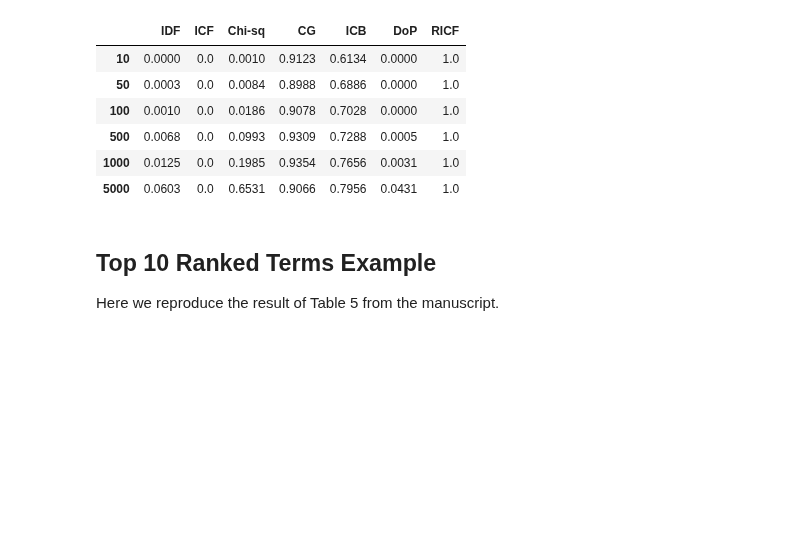
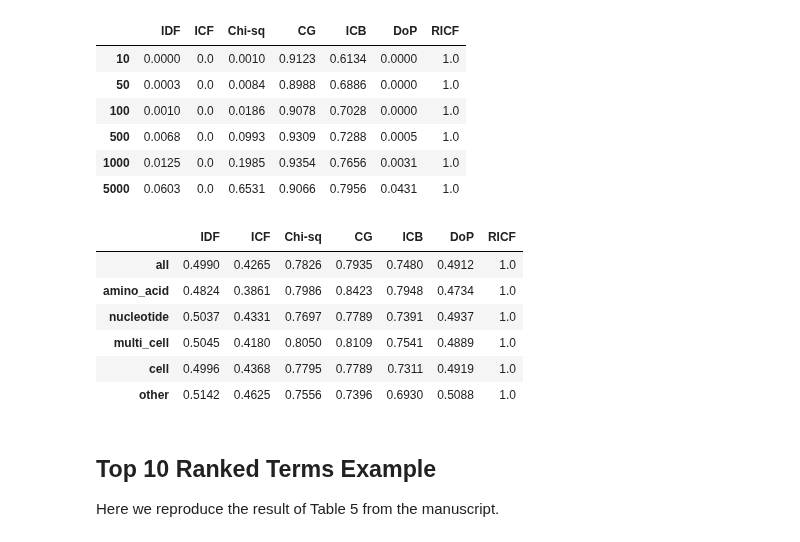
Before and after one commit to Sheridan-Stable/bursty-term-measure, a Jupyter notebook: genia/3-tables/tables.ipynb, the cells around one changed output. Drawn from its saved outputs; the diff is of its cells as text; code cells hidden in the pictures; blank space fills up the shorter version.

Commit message:
rbo scores by semantic class + code cleaning

```diff
--- a/genia/3-tables/tables.ipynb
+++ b/genia/3-tables/tables.ipynb
@@ -315,8 +314,7 @@ def calc_pk(lex_units, sorted_measures, k_values):
   for measure in pk_dct.keys():
       for k in k_values:
           pk_dct[measure].append(count_words(top_k(sorted_measures, k)[measure], lex_units)/k)
-  result = pd.DataFrame(pk_dct)
-  result.index = k_values
+  result = pd.DataFrame(pk_dct, index=k_values)
   return result
 
 # Calculate Recall at k scores
@@ -327,8 +325,7 @@ def calc_rk(lex_units, sorted_measures, k_values):
   for measure in rk_dct.keys():
       for k in k_values:
           rk_dct[measure].append(count_words(top_k(sorted_measures, k)[measure], lex_units)/len(lex_units))
-  result = pd.DataFrame(rk_dct)
-  result.index = k_values
+  result = pd.DataFrame(rk_dct, index=k_values)
   return result
 
 # Calculate F1 at k scores
@@ -349,6 +346,25 @@ def calc_rbo(sorted_measures, k_values):
           T = RICF[0:k]
           rbo_dct[measure].append(rbo.RankingSimilarity(S, T).rbo())
   result = pd.DataFrame(rbo_dct, index=k_values)
+  return result
+
+# Calculate Rank Biased Overlap scores for each semantic class
+def calc_rbo2(sorted_measures, categories):
+  measures = sorted_measures.keys()
+  counts = [[], [], [], [], [], [], [], [], [], []]
+  rbo_dct = dict(zip(measures, counts))
+  #rbo_dct = dict.fromkeys(measures, [])
+
+  for measure in measures:
+      l1 = sorted_measures[measure].tolist()
+
+      for category, lex_units in categories.items():
+          S = sorted(set(l1) & set(lex_units), key = l1.index)
+          l2 = sorted_measures["RICF"].tolist()
+          RICF = sorted(set(l2) & set(lex_units), key = l2.index)
+          rbo_dct[measure].append(rbo.RankingSimilarity(S, RICF).rbo())
+
+  result = pd.DataFrame(rbo_dct, index=categories.keys())
   return result
 
 # Calculate mean P@k, R@k, and F1@k scores
@@ -404,6 +420,7 @@ all_pk_scores = []
 all_rk_scores = []
 all_fk_scores = []
 all_rbo_scores = []
+all_rbo_scores2 = []
 
 # Used as inputs for calculating the various scores
 k_values = np.array([10, 50, 100, 500, 1000, 5000])
@@ -431,11 +448,14 @@ for r in tqdm(range(R)):
         rk_scores.append(rk)
         fk = calc_fk(pk, rk)
         fk_scores.append(fk)
-        rbo_scores = calc_rbo(sorted_measures, k_values)
+
     all_pk_scores.append(pk_scores)
     all_rk_scores.append(rk_scores)
     all_fk_scores.append(fk_scores)
+    rbo_scores = calc_rbo(sorted_measures, k_values)
     all_rbo_scores.append(rbo_scores)
+    rbo_scores2 = calc_rbo2(sorted_measures, categories)
+    all_rbo_scores2.append(rbo_scores2)
 # %% [output]
 r = 0
 r = 1
@@ -851,6 +877,20 @@ with pd.option_context('display.precision', 4):
 | 500 | 0.0068 | 0.0 | 0.0993 | 0.9309 | 0.7288 | 0.0005 | 1.0 |
 | 1000 | 0.0125 | 0.0 | 0.1985 | 0.9354 | 0.7656 | 0.0031 | 1.0 |
 | 5000 | 0.0603 | 0.0 | 0.6531 | 0.9066 | 0.7956 | 0.0431 | 1.0 |
+# %%
+# Calculate mean RBO scores by semantic class and display to console
+mean_rbo_scores2 = calc_mean_rbo_scores(all_rbo_scores2)
+
+with pd.option_context('display.precision', 4):
+    display(mean_rbo_scores2.round(4))
+# %% [output]
+|  | IDF | ICF | Chi-sq | CG | ICB | DoP | RICF |
+| all | 0.4990 | 0.4265 | 0.7826 | 0.7935 | 0.7480 | 0.4912 | 1.0 |
+| amino_acid | 0.4824 | 0.3861 | 0.7986 | 0.8423 | 0.7948 | 0.4734 | 1.0 |
+| nucleotide | 0.5037 | 0.4331 | 0.7697 | 0.7789 | 0.7391 | 0.4937 | 1.0 |
+| multi_cell | 0.5045 | 0.4180 | 0.8050 | 0.8109 | 0.7541 | 0.4889 | 1.0 |
+| cell | 0.4996 | 0.4368 | 0.7795 | 0.7789 | 0.7311 | 0.4919 | 1.0 |
+| other | 0.5142 | 0.4625 | 0.7556 | 0.7396 | 0.6930 | 0.5088 | 1.0 |
 # %% [markdown]
 ## Top 10 Ranked Terms Example
 
```
Also changed, not shown: parts of 4 cells of this notebook.
